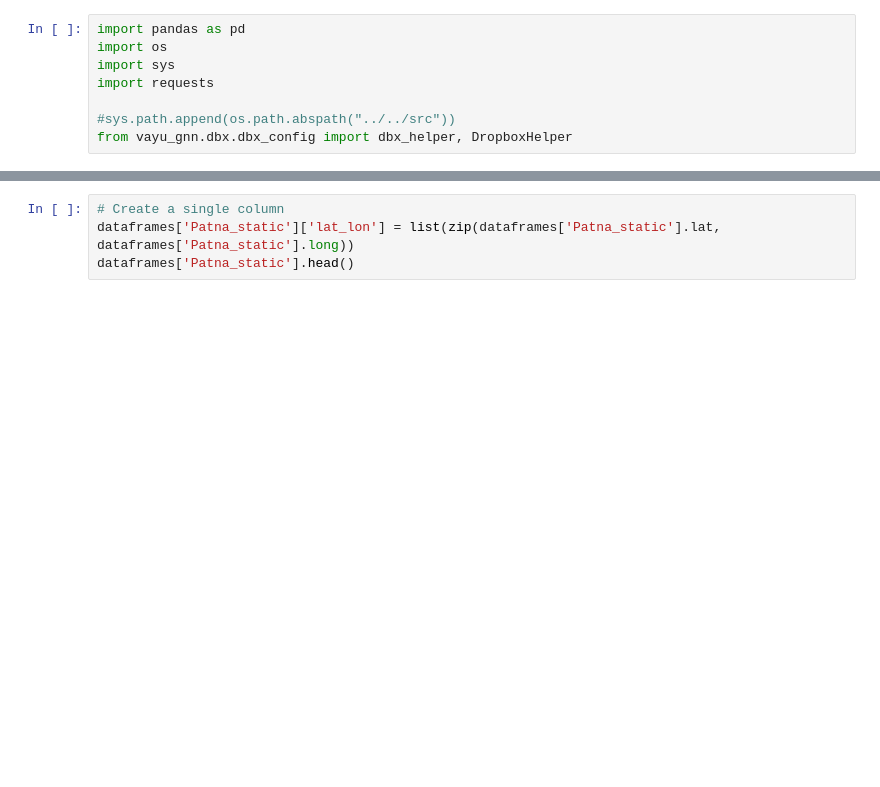
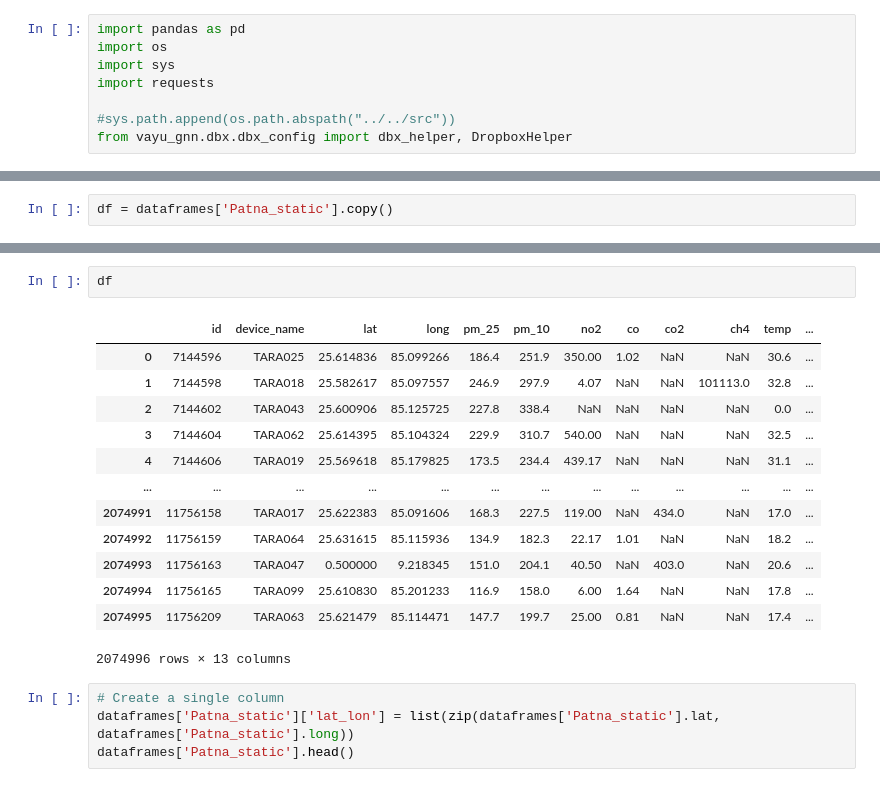
Before and after one commit to EconAIorg/vayu-gnn, a Jupyter notebook: notebooks/features/eric_eda.ipynb, the cells around one changed output, grey strips where cells are left out. Drawn from its saved outputs; the diff is of its cells as text; blank space fills up the shorter version.

```diff
--- a/notebooks/features/eric_eda.ipynb
+++ b/notebooks/features/eric_eda.ipynb
@@ -100,0 +188,2 @@ Fetching data for Patna, static for February 2025
+# %%
+df = dataframes['Patna_static'].copy()
@@ -101,3 +211,19 @@ Fetching data for Patna, static for February 2025
+# %%
+df
+# %% [output]
+|  | id | device_name | lat | long | pm_25 | pm_10 | no2 | co | co2 | ch4 | temp | ... |
+| 0 | 7144596 | TARA025 | 25.614836 | 85.099266 | 186.4 | 251.9 | 350.00 | 1.02 | NaN | NaN | 30.6 | ... |
+| 1 | 7144598 | TARA018 | 25.582617 | 85.097557 | 246.9 | 297.9 | 4.07 | NaN | NaN | 101113.0 | 32.8 | ... |
+| 2 | 7144602 | TARA043 | 25.600906 | 85.125725 | 227.8 | 338.4 | NaN | NaN | NaN | NaN | 0.0 | ... |
+| 3 | 7144604 | TARA062 | 25.614395 | 85.104324 | 229.9 | 310.7 | 540.00 | NaN | NaN | NaN | 32.5 | ... |
+| 4 | 7144606 | TARA019 | 25.569618 | 85.179825 | 173.5 | 234.4 | 439.17 | NaN | NaN | NaN | 31.1 | ... |
+| ... | ... | ... | ... | ... | ... | ... | ... | ... | ... | ... | ... | ... |
+| 2074991 | 11756158 | TARA017 | 25.622383 | 85.091606 | 168.3 | 227.5 | 119.00 | NaN | 434.0 | NaN | 17.0 | ... |
+| 2074992 | 11756159 | TARA064 | 25.631615 | 85.115936 | 134.9 | 182.3 | 22.17 | 1.01 | NaN | NaN | 18.2 | ... |
+| 2074993 | 11756163 | TARA047 | 0.500000 | 9.218345 | 151.0 | 204.1 | 40.50 | NaN | 403.0 | NaN | 20.6 | ... |
+| 2074994 | 11756165 | TARA099 | 25.610830 | 85.201233 | 116.9 | 158.0 | 6.00 | 1.64 | NaN | NaN | 17.8 | ... |
+| 2074995 | 11756209 | TARA063 | 25.621479 | 85.114471 | 147.7 | 199.7 | 25.00 | 0.81 | NaN | NaN | 17.4 | ... |
+2074996 rows × 13 columns
 # %%
 # Create a single column
 dataframes['Patna_static']['lat_lon'] = list(zip(dataframes['Patna_static'].lat, dataframes['Patna_static'].long))
```
Also changed, not shown: parts of 14 cells of this notebook.
